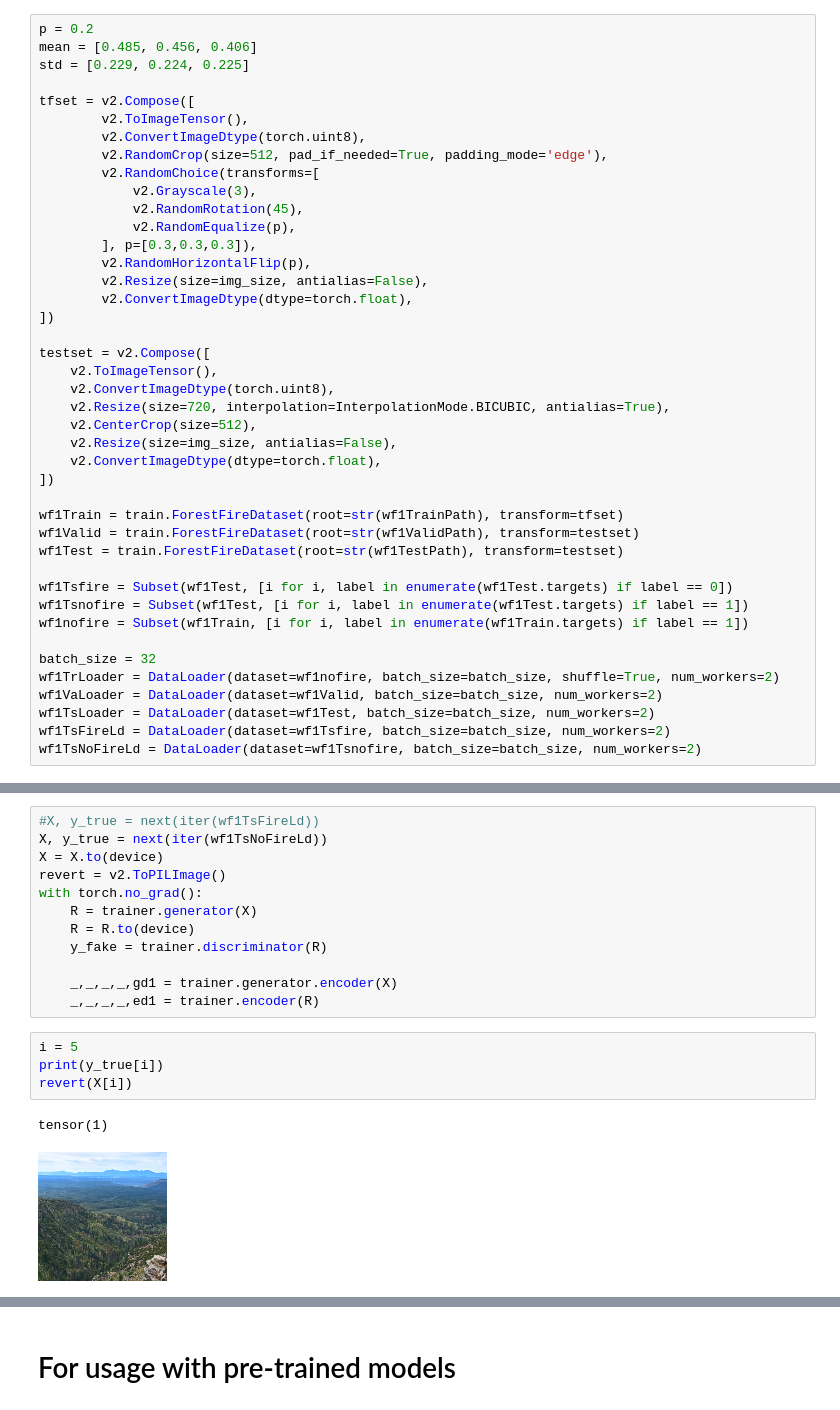
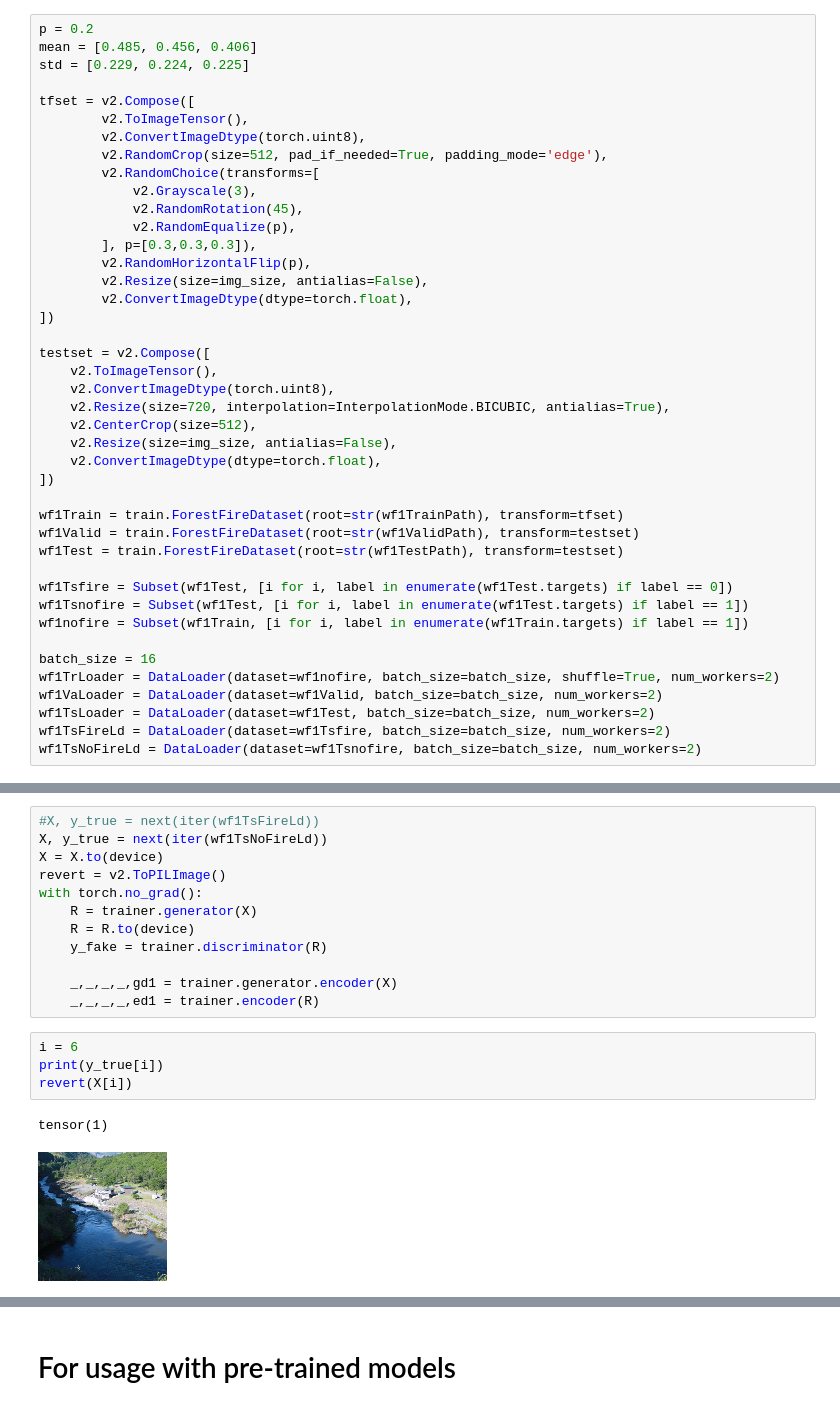
Before and after one commit to winterbird1co/599Proj, a Jupyter notebook: src/ProjectLab.ipynb, the cells around one changed output, grey strips where cells are left out. Drawn from its saved outputs; the diff is of its cells as text.

```diff
--- a/src/ProjectLab.ipynb
+++ b/src/ProjectLab.ipynb
@@ -147,7 +147,7 @@ wf1Tsfire = Subset(wf1Test, [i for i, label in enumerate(wf1Test.targets) if lab
 wf1Tsnofire = Subset(wf1Test, [i for i, label in enumerate(wf1Test.targets) if label == 1])
 wf1nofire = Subset(wf1Train, [i for i, label in enumerate(wf1Train.targets) if label == 1])
 
-batch_size = 32
+batch_size = 16
 wf1TrLoader = DataLoader(dataset=wf1nofire, batch_size=batch_size, shuffle=True, num_workers=2)
 wf1VaLoader = DataLoader(dataset=wf1Valid, batch_size=batch_size, num_workers=2)
 wf1TsLoader = DataLoader(dataset=wf1Test, batch_size=batch_size, num_workers=2)
@@ -209,12 +227,12 @@ with torch.no_grad():
     _,_,_,_,gd1 = trainer.generator.encoder(X)
     _,_,_,_,ed1 = trainer.encoder(R)
 # %%
-i = 5
+i = 6
 print(y_true[i])
 revert(X[i])
 # %% [output]
 tensor(1)
-[figure, old version]
+[figure, new version]
 # %%
 import torch.nn.functional as F
 print(y_fake[i], F.l1_loss(R[i], X[i]))
```
Also changed, not shown: parts of 7 cells of this notebook, 3 other files.
